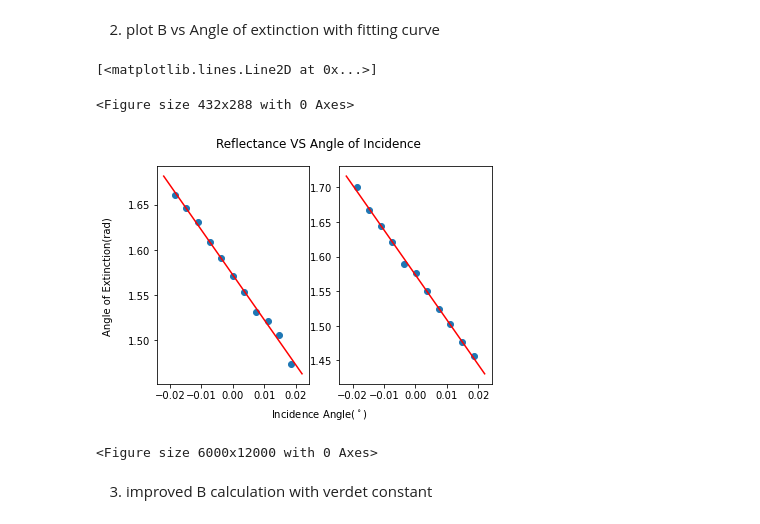
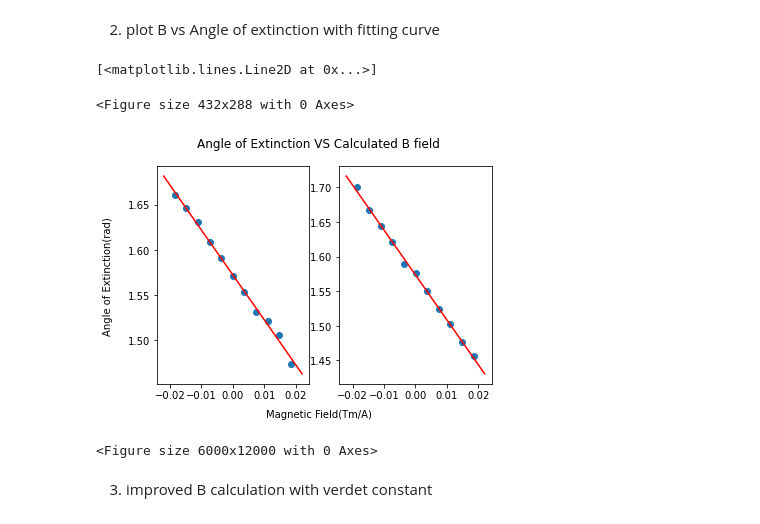
Before and after one commit to alberthu233/phys311_lab_report, a Jupyter notebook: faraday_rotation/faraday.ipynb, the cells around one changed output. Saved outputs shown, nothing was run; the diff lists cells and outputs as text; code cells hidden in the pictures.

```diff
--- a/faraday_rotation/faraday.ipynb
+++ b/faraday_rotation/faraday.ipynb
@@ -89,19 +90,19 @@ df4["blue_fit_std"] = np.sqrt(np.diag(green_fit[1]))
 # %%
 xp = np.linspace(-0.022,0.022,1000)
 plt.clf()
 fig, axs = plt.subplots(1,2)
 plt.figure(figsize=(5,10), dpi=1200)
-fig.suptitle("Reflectance VS Angle of Incidence")
-fig.text(0.5, 0.01, 'Incidence Angle($^\circ$)', ha='center')
+fig.suptitle("Angle of Extinction VS Calculated B field")
+fig.text(0.5, 0.01, 'Magnetic Field(Tm/A)', ha='center')
 fig.text(0.001, 0.5, 'Angle of Extinction(rad)', va='center', rotation='vertical')
 axs[0].scatter(x_green, df["Angle_of_extinction"])
 axs[0].plot(xp, vc(xp, green_fit[0][0], green_fit[0][1]),"r")
 axs[1].scatter(x_blue, df1["Avg_Angle_of_extinction"])
 axs[1].plot(xp, vc(xp, blue_fit[0][0], blue_fit[0][1]),"r")
 # %% [output]
 [<matplotlib.lines.Line2D at 0x...>]
 <Figure size 432x288 with 0 Axes>
-[figure, old version]
+[figure, new version]
 <Figure size 6000x12000 with 0 Axes>
 # %% [markdown]
 3. improved B calculation with verdet constant
```
Also changed, not shown: parts of 5 cells of this notebook, 2 other files.
